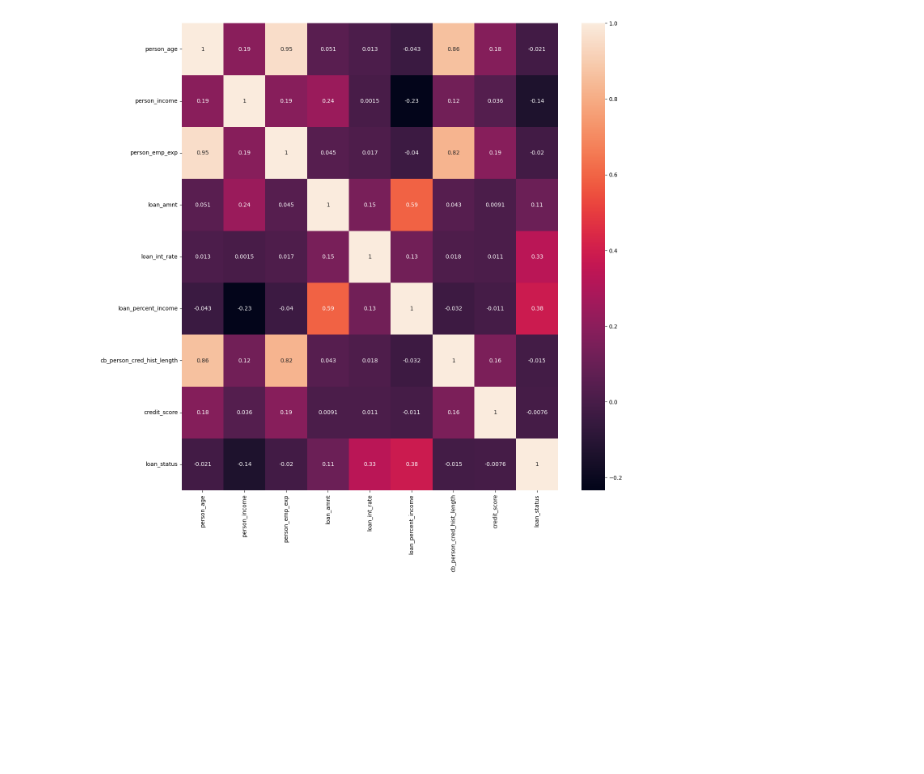
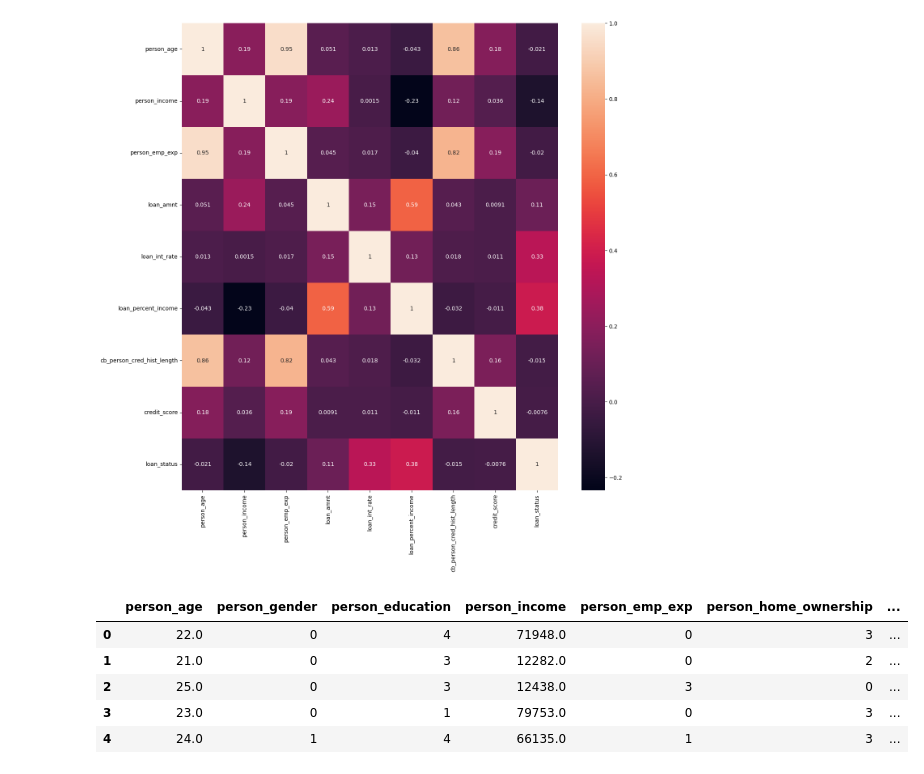
Before and after one commit to MrRobot-cpp/Loan-Prediction-ML-Project, a Jupyter notebook: loan_Prediction_Notebook.ipynb, the cells around one changed output. Cells and saved outputs as stored; diff of their text form; code cells hidden in the pictures; blank space fills up the shorter version.

Commit message:
Update loan prediction notebook: adjusted execution counts for code cells, added data preprocessing steps for handling missing values, and included label encoding for categorical features.

```diff
--- a/loan_Prediction_Notebook.ipynb
+++ b/loan_Prediction_Notebook.ipynb
@@ -178,3 +178,24 @@ sns.heatmap(s,annot = True)
 # %% [output]
 <Axes: >
 [figure]
+# %%
+# Fill missing categorical with mode
+for col in df.select_dtypes(include='object').columns:
+    df[col].fillna(df[col].mode()[0], inplace=True)
+
+# Fill missing numerical with mean
+for col in df.select_dtypes(exclude='object').drop('loan_status', axis=1).columns:
+    df[col].fillna(df[col].mean(), inplace=True)
+# %%
+le = LabelEncoder()
+for col in df.select_dtypes(include='object').columns:
+    df[col] = le.fit_transform(df[col])
+# %%
+df.head()
+# %% [output]
+|  | person_age | person_gender | person_education | person_income | person_emp_exp | person_home_ownership | ... |
+| 0 | 22.0 | 0 | 4 | 71948.0 | 0 | 3 | ... |
+| 1 | 21.0 | 0 | 3 | 12282.0 | 0 | 2 | ... |
+| 2 | 25.0 | 0 | 3 | 12438.0 | 3 | 0 | ... |
+| 3 | 23.0 | 0 | 1 | 79753.0 | 0 | 3 | ... |
+| 4 | 24.0 | 1 | 4 | 66135.0 | 1 | 3 | ... |
```
